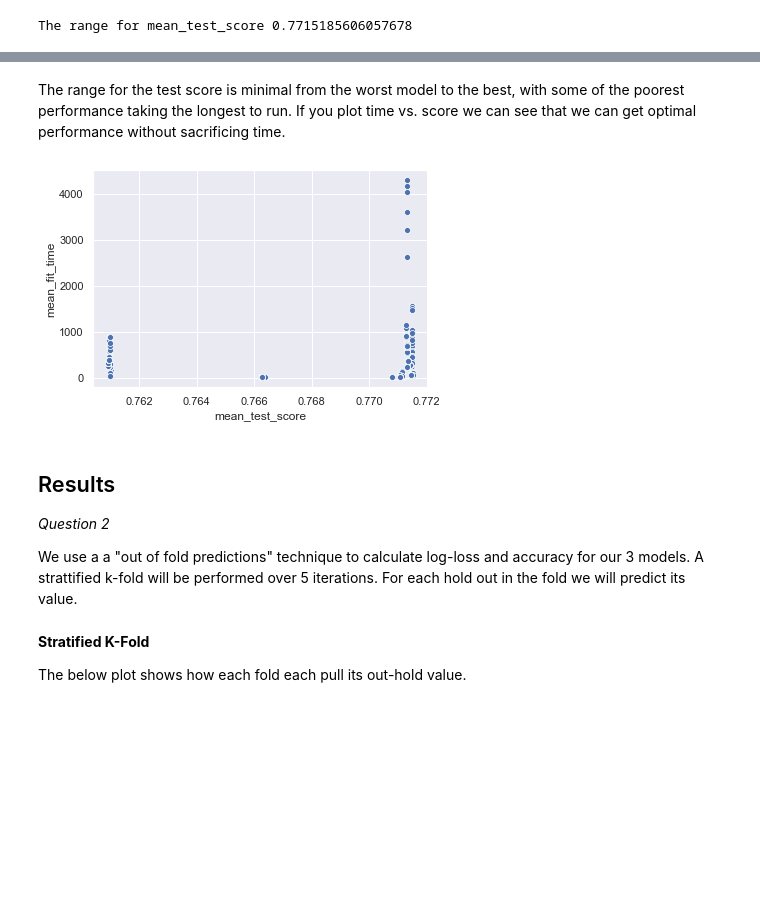
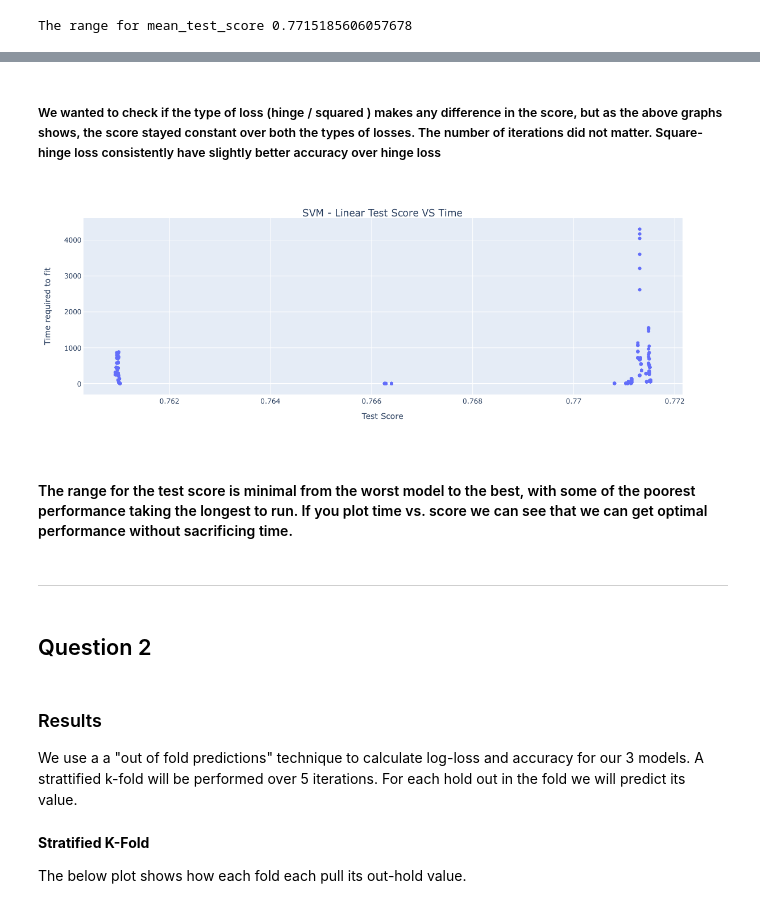
Before and after one commit to cmadding/MSDS_7333_QTW, a Jupyter notebook: CaseStudy08/Ansari_Ballenger_Godbole_MaddingUnit08 - Final.ipynb, the cells around one changed output, grey strips where cells are left out. Cells and saved outputs as stored; diff of their text form; code cells hidden in the pictures; blank space fills up the shorter version.

```diff
--- a/CaseStudy08/Ansari_Ballenger_Godbole_MaddingUnit08 - Final.ipynb
+++ b/CaseStudy08/Ansari_Ballenger_Godbole_MaddingUnit08 - Final.ipynb
@@ -475,17 +688,31 @@ The range for mean_test_score 0.7715185606057678
+# %% [markdown]
+##### We wanted to check if the type of loss (hinge / squared ) makes any difference in the score, but as the above graphs shows, the score stayed constant over both the types of losses. The number of iterations did not matter. Square-hinge loss consistently have slightly better accuracy over hinge loss
+# %%
+import plotly.express as px
+
+fig = px.scatter(svc_gridsearch.loc[svc_gridsearch.mean_test_score > 0,:], x="mean_test_score", y="mean_fit_time")
+
+fig.update_layout(xaxis_title="Test Score",
+    yaxis_title="Time required to fit",
+    title={
+        'text': "SVM - Linear Test Score VS Time",
+        'y':0.9,
+        'x':0.5,
+        'xanchor': 'center',
+        'yanchor': 'top'})
+
+
+fig.show()
+# %% [output]
+[figure, added]
 # %% [markdown]
-The range for the test score is minimal from the worst model to the best, with some of the poorest performance taking the longest to run. If you plot time vs. score we can see that we can get optimal performance without sacrificing time.
+#### The range for the test score is minimal from the worst model to the best, with some of the poorest performance taking the longest to run. If you plot time vs. score we can see that we can get optimal performance without sacrificing time.
-# %%
-import seaborn as sns; sns.set()
-import matplotlib.pyplot as plt
-ax = sns.scatterplot(
-    x="mean_test_score", y="mean_fit_time",
-    data=svc_gridsearch.loc[svc_gridsearch.mean_test_score > 0,:])
-# %% [output]
-[figure, removed]
+# %% [markdown]
+___
+# %% [markdown]
+## Question 2
 # %% [markdown]
-## Results
-
-*Question 2*
+### Results
 
 We use a a "out of fold predictions" technique to calculate log-loss and accuracy for our 3 models.  A strattified k-fold will be performed over 5 iterations.  For each hold out in the fold we will predict its value.
 # %%
```
Also changed, not shown: parts of 55 cells of this notebook, 1 other file.
